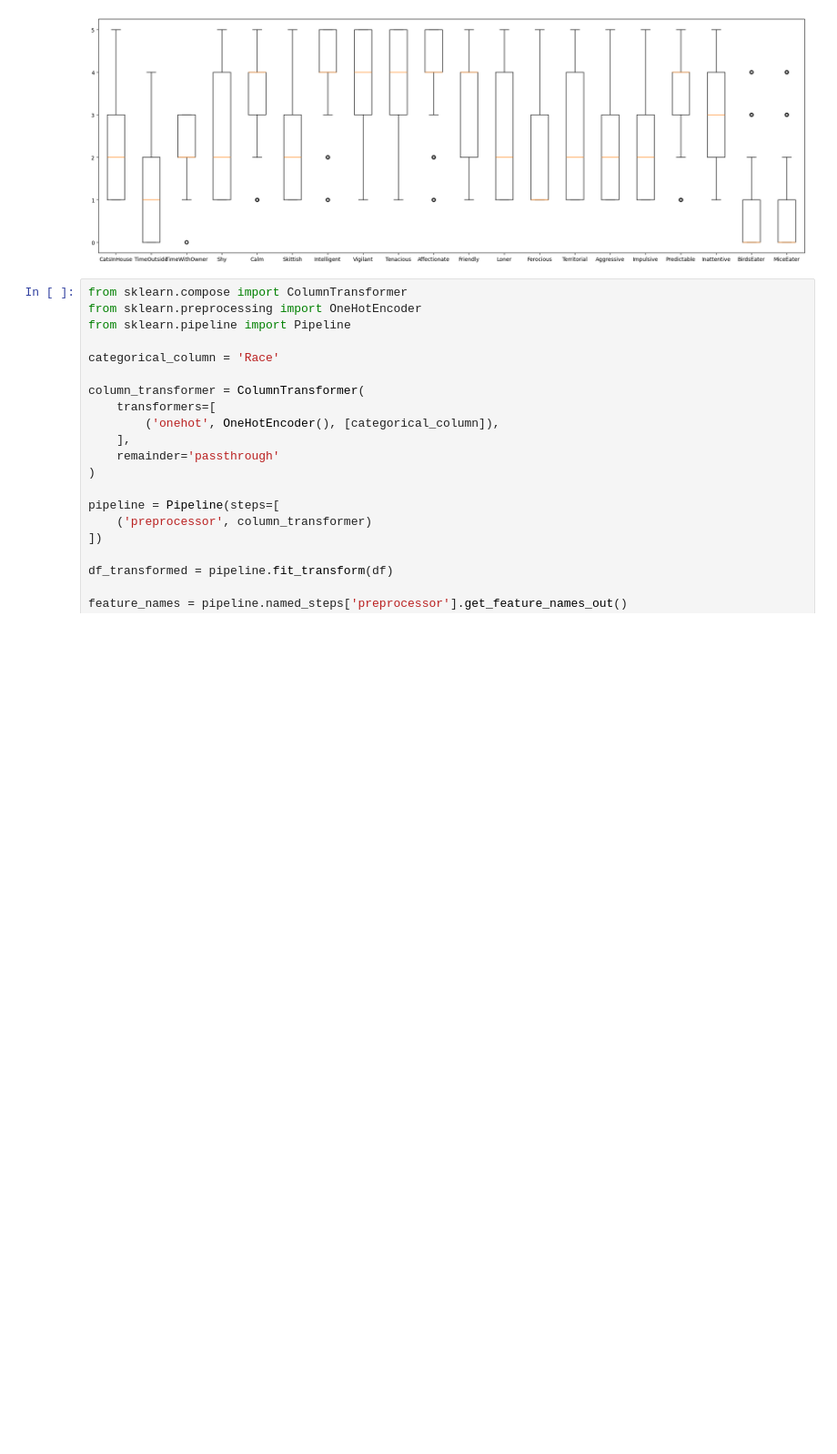
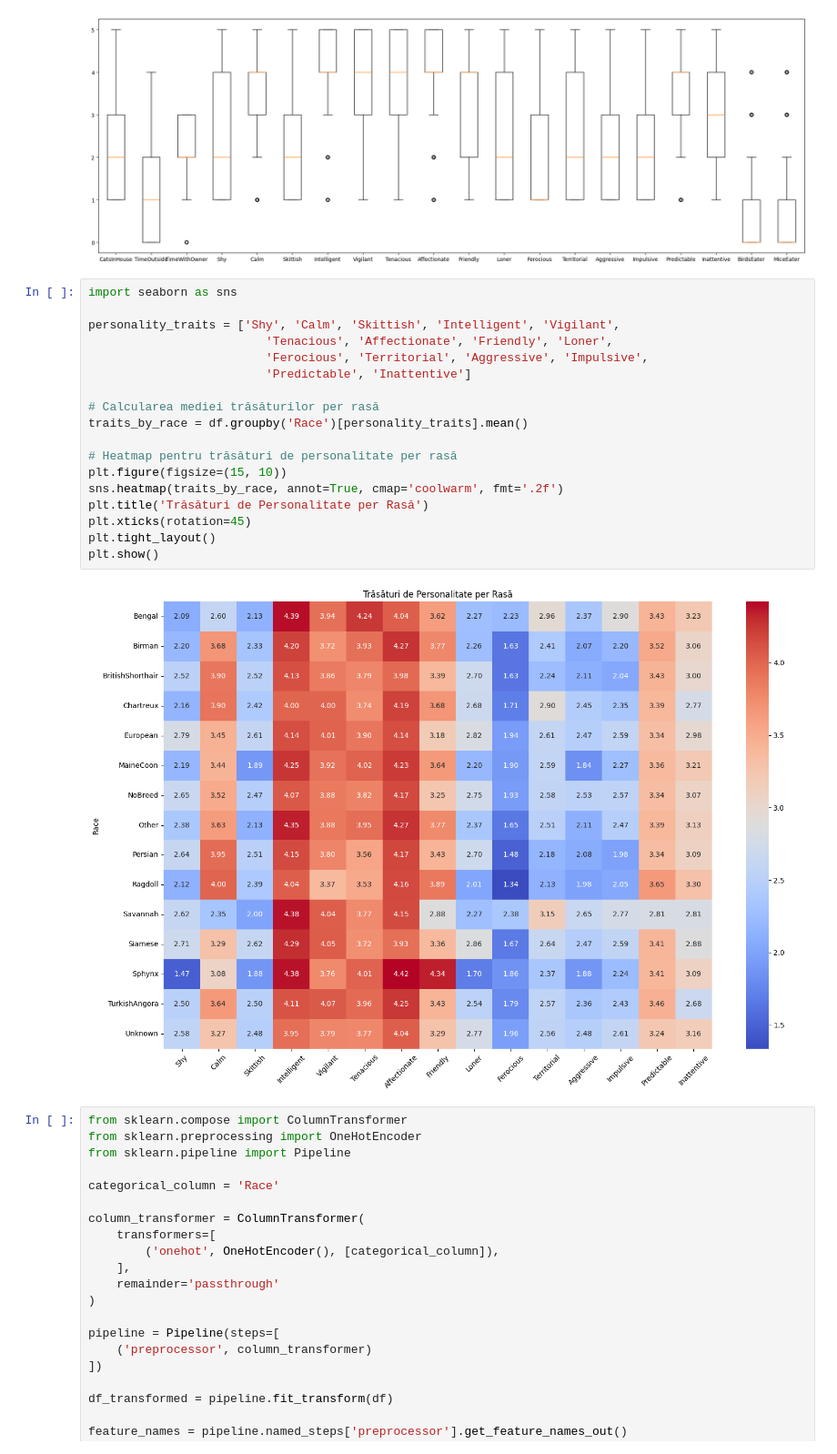
Before and after one commit to zaramihnea/Catology, a Jupyter notebook: Preprocessing/homework1.ipynb, the cells around one changed output. Shown at 91% size. Saved outputs shown, nothing was run; the diff lists cells and outputs as text; blank space fills up the shorter version.

```diff
--- a/Preprocessing/homework1.ipynb
+++ b/Preprocessing/homework1.ipynb
@@ -397,6 +411,26 @@ plt.boxplot(df_numeric, labels=numeric_columns, showfliers=True) # showfliers =
 plt.show()
 # %% [output]
 [figure]
+# %%
+import seaborn as sns
+
+personality_traits = ['Shy', 'Calm', 'Skittish', 'Intelligent', 'Vigilant',
+                         'Tenacious', 'Affectionate', 'Friendly', 'Loner',
+                         'Ferocious', 'Territorial', 'Aggressive', 'Impulsive',
+                         'Predictable', 'Inattentive']
+
+# Calcularea mediei trăsăturilor per rasă
+traits_by_race = df.groupby('Race')[personality_traits].mean()
+
+# Heatmap pentru trăsături de personalitate per rasă
+plt.figure(figsize=(15, 10))
+sns.heatmap(traits_by_race, annot=True, cmap='coolwarm', fmt='.2f')
+plt.title('Trăsături de Personalitate per Rasă')
+plt.xticks(rotation=45)
+plt.tight_layout()
+plt.show()
+# %% [output]
+[figure, added]
 # %%
 from sklearn.compose import ColumnTransformer
 from sklearn.preprocessing import OneHotEncoder
```
Also changed, not shown: parts of 31 cells of this notebook, 1 other file.
